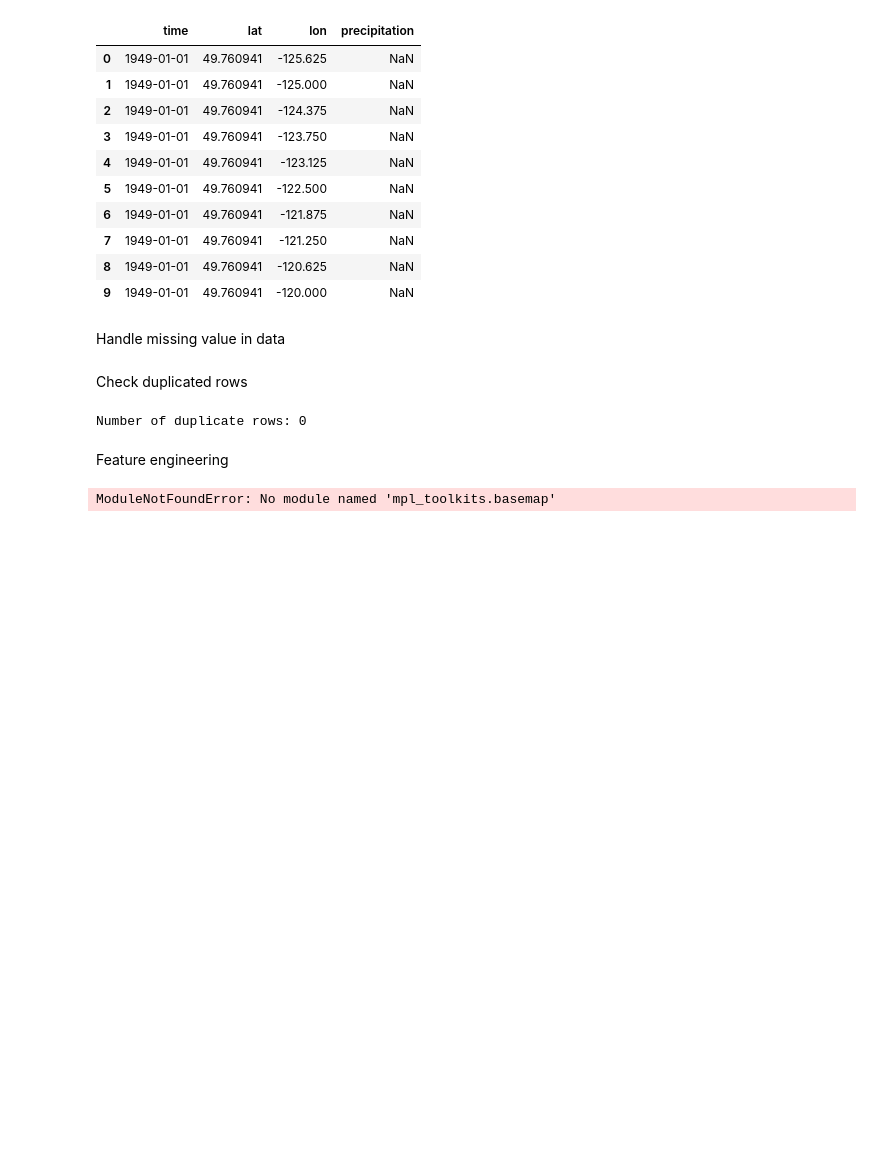
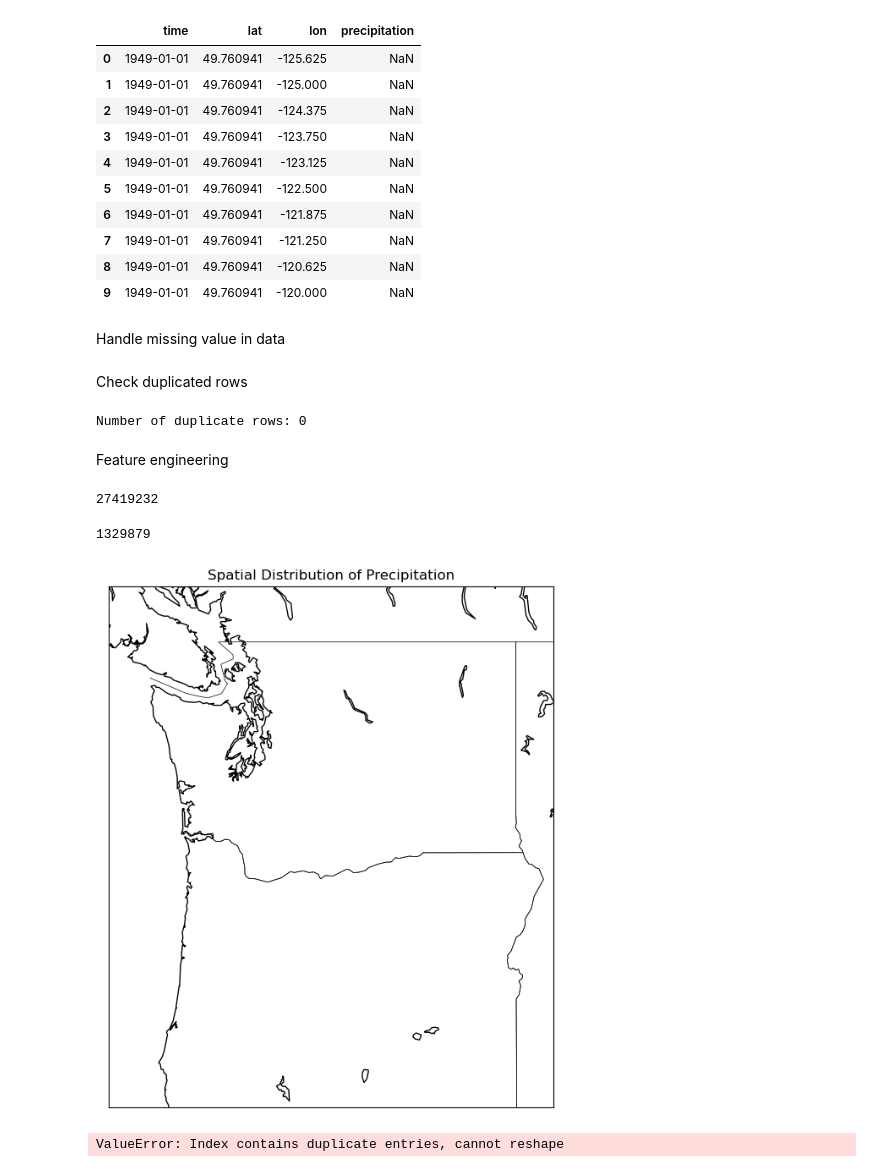
Before and after one commit to CHZY-1/Precipitation_Forecasting_with_Geospatial_data, a Jupyter notebook: precipitation_spatial_eda_xarray.ipynb, the cells around one changed output. Cells and saved outputs as stored; diff of their text form; code cells hidden in the pictures; blank space fills up the shorter version.

```diff
--- a/precipitation_spatial_eda_xarray.ipynb
+++ b/precipitation_spatial_eda_xarray.ipynb
@@ -167,7 +167,7 @@ df_flat.head(10)
 # %% [markdown]
 Handle missing value in data
 # %%
-df_flat['precipitation'].fillna(0, inplace=True)
+# df_flat['precipitation'].fillna(0, inplace=True)
 # %% [markdown]
 Check duplicated rows
 # %%
@@ -185,3 +185,7 @@ Feature engineering
 # %%
 df_flat['month'] = df_flat['time'].dt.month
 df_flat['year'] = df_flat['time'].dt.year
+# %%
+df_flat.size
+# %% [output]
+27419232
@@ -188,25 +194,68 @@ df_flat['year'] = df_flat['time'].dt.year
+# %%
+non_zero_precipitation_count
+# %% [output]
+1329879
 # %%
 import matplotlib.pyplot as plt
 from mpl_toolkits.basemap import Basemap
 
 # Define the boundaries of the map and resolution
 fig, ax = plt.subplots(figsize=(10, 8))
 m = Basemap(projection='merc', llcrnrlat=df_flat['lat'].min(), urcrnrlat=df_flat['lat'].max(),
             llcrnrlon=df_flat['lon'].min(), urcrnrlon=df_flat['lon'].max(), resolution='i')
 
 m.drawcoastlines()
 m.drawcountries()
 m.drawstates()
 
 # Convert lat and lon to map projection coordinates
 lons, lats = m(df_flat['lon'].values, df_flat['lat'].values)
 
 # Scatter plot
-sc = m.scatter(lons, lats, c=df_flat['precipitation'], cmap='viridis', alpha=0.5)
-cbar = m.colorbar(sc, location='bottom', pad="10%")
-cbar.set_label('Precipitation (mm/day)')
+# sc = m.scatter(lons, lats, c=df_flat['precipitation'], cmap='viridis', alpha=0.5)
+# cbar = m.colorbar(sc, location='bottom', pad="10%")
+# cbar.set_label('Precipitation (mm/day)')
 
 plt.title('Spatial Distribution of Precipitation')
 plt.show()
 # %% [output]
-ModuleNotFoundError: No module named 'mpl_toolkits.basemap'
+[figure, added]
+# %%
+import matplotlib.pyplot as plt
+import numpy as np
+
+# Assuming 'df_flat' is your flattened DataFrame and 'precipitation' is the variable of interest
+# Convert the DataFrame to a 2D numpy array (grid) structured as [lat, lon]
+# The following is pseudocode and needs to be adjusted based on the actual structure of 'df_flat'
+
+# Create a grid for lat and lon (you may need to adjust the resolution)
+lon_values = np.unique(df_flat['lon'])
+lat_values = np.unique(df_flat['lat'])
+lon_grid, lat_grid = np.meshgrid(lon_values, lat_values)
+
+# Create a corresponding grid for precipitation data
+# This typically involves reshaping or pivoting the data
+# An example using pandas pivot (this needs to be correctly specified)
+precip_grid = df_flat.pivot(index='lat', columns='lon', values='precipitation').values
+
+# Now plot the contour map with overlayed numerical values
+plt.figure(figsize=(12, 9))
+
+# Create a filled contour plot
+contourf = plt.contourf(lon_grid, lat_grid, precip_grid, cmap='coolwarm', alpha=0.75)
+
+# Add contour labels
+contour = plt.contour(lon_grid, lat_grid, precip_grid, colors='black')
+plt.clabel(contour, inline=True, fontsize=8)
+
+# Add a color bar
+plt.colorbar(contourf)
+
+# Add titles and labels
+plt.title('Total Precipitation Anomalies (cm)')
+plt.xlabel('Longitude')
+plt.ylabel('Latitude')
+
+plt.show()
+# %% [output]
+ValueError: Index contains duplicate entries, cannot reshape
```
Also changed, not shown: parts of 1 cell of this notebook.
